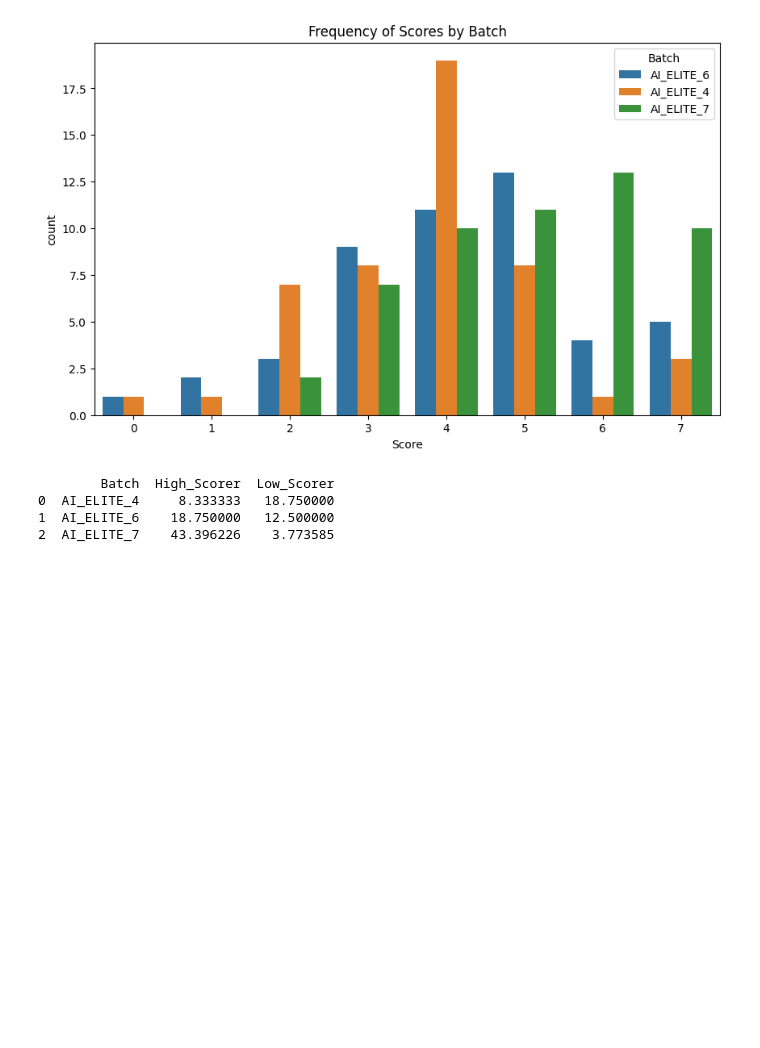
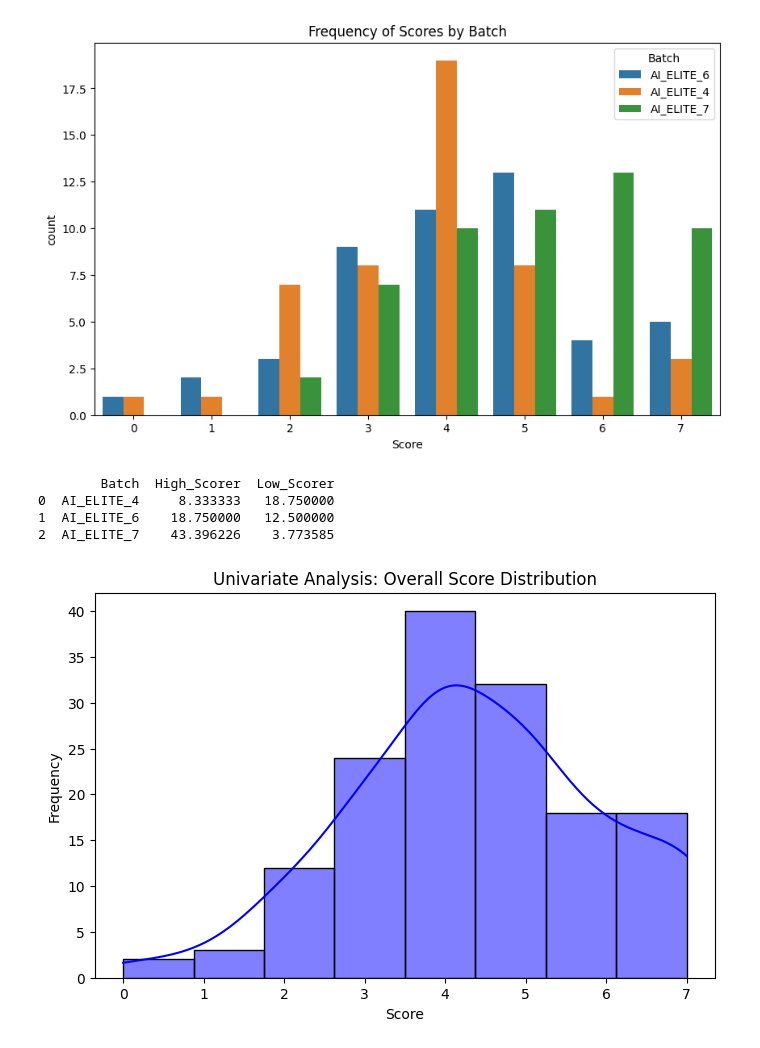
Before and after one commit to Yashyc27/Innomatics-Nov-2025-Intership, a Jupyter notebook: ML Task 1/ML_Task_1.ipynb, the cells around one changed output. Saved outputs shown, nothing was run; the diff lists cells and outputs as text; code cells hidden in the pictures; blank space fills up the shorter version.

```diff
--- a/ML Task 1/ML_Task_1.ipynb
+++ b/ML Task 1/ML_Task_1.ipynb
@@ -49,3 +55,13 @@ performance_insights.to_csv('batch_performance_insights.csv', index=False)
 0  AI_ELITE_4     8.333333   18.750000
 1  AI_ELITE_6    18.750000   12.500000
 2  AI_ELITE_7    43.396226    3.773585
+# %%
+# 1. Univariate Analysis: Score Distribution (Entire Population)
+plt.figure(figsize=(8, 5))
+sns.histplot(df_scores['Score'], bins=8, kde=True, color='blue')
+plt.title('Univariate Analysis: Overall Score Distribution')
+plt.xlabel('Score')
+plt.ylabel('Frequency')
+plt.savefig('univariate_score_dist.png')
+# %% [output]
+[figure, added]
```
Also changed, not shown: parts of 5 cells of this notebook, 3 other files.
